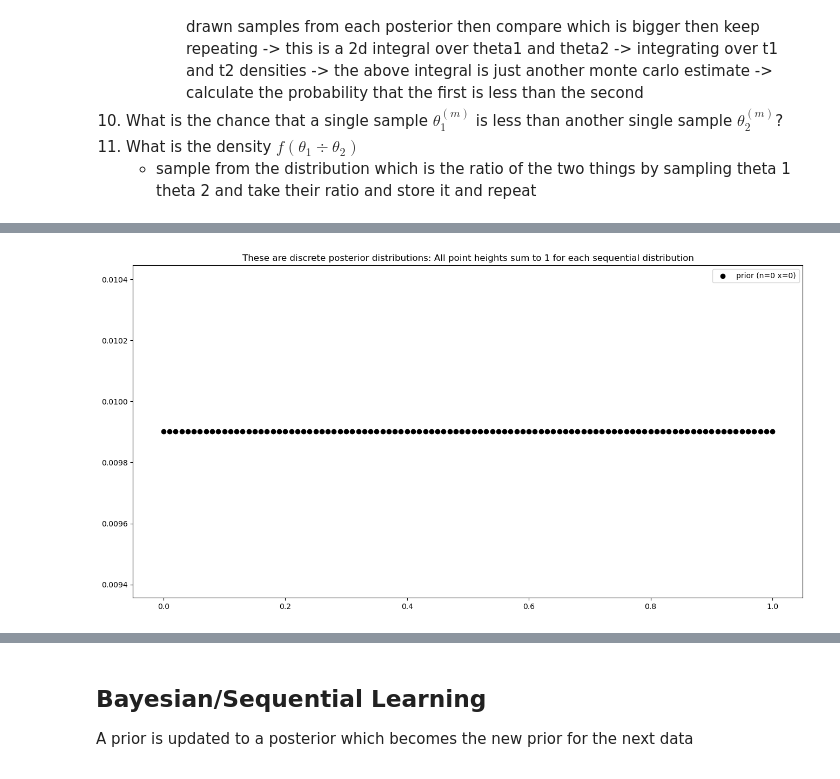
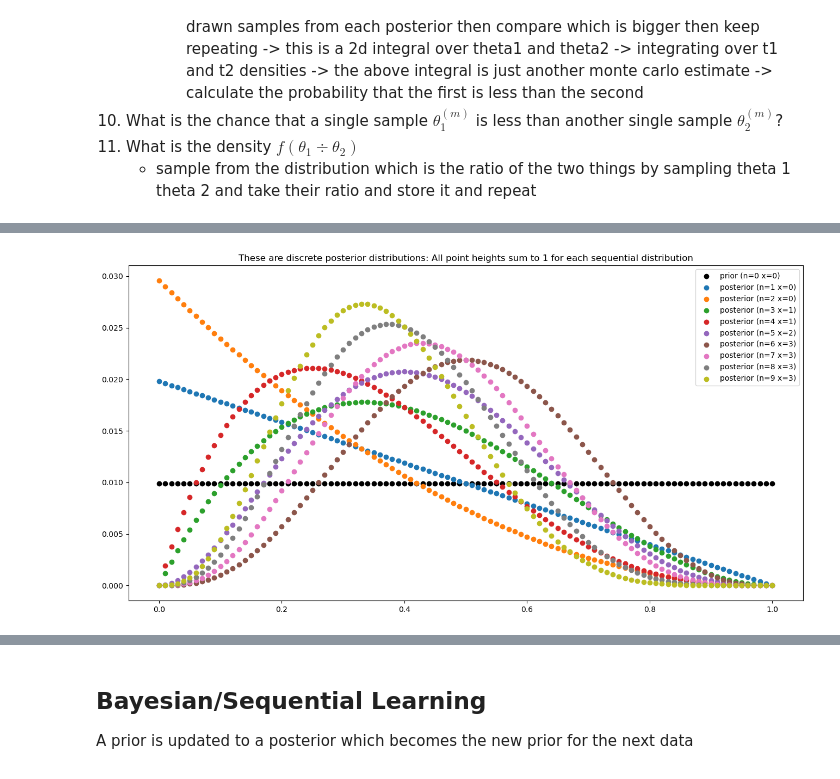
Before and after one commit to kelsey822/STA365, a Jupyter notebook: weekly_hw/week2_probability_and_bayesian_inference.ipynb, the cells around one changed output, grey strips where cells are left out. Drawn from its saved outputs; the diff is of its cells as text; code cells hidden in the pictures.

```diff
--- a/weekly_hw/week2_probability_and_bayesian_inference.ipynb
+++ b/weekly_hw/week2_probability_and_bayesian_inference.ipynb
@@ -347,27 +347,45 @@ Generalize this process to a situation where there are three (not two) entitites
 # %%
 # Q1
 
 import numpy as np; from scipy import stats; import matplotlib.pyplot as plt
 
+#create an array of 101 values between 0 and 1 evenly spaced out
 parameter_domain = np.linspace(0,1,101)
+
+#create an array of 101 ones then normalize it - i.e uniform dist
 prior = np.ones(101)/101
 
-observations = 0,0,1,0,1,1,0,0,0
+observations = 0,0,1,0,1,1,0,0,0 #bernoulli
+#n to count total obvs and x to count successes
 n,x = 0,0
+
+#set the dims of the figure
 plt.figure(figsize=(16,8))
+
+#make a scatter plot with the domain as x and prior as y
 plt.scatter(parameter_domain, prior, label="prior (n="+str(n)+" x="+str(x)+")", color='k')
 plt.title("These are discrete posterior distributions: All point heights sum to 1 for each sequential distribution")
 
 for observation in observations:
     n += 1
     x += observation
     # use these for batch updates based on a binomial distribution
 
+    #calculate the likelihood
+    likelihood = parameter_domain ** observation * (1-parameter_domain) ** (1 - observation)
+
+    #calculate the posterior
+    posterior = (prior * likelihood)
+
+    #normalize the posterior
+    posterior /= np.sum(posterior)
+
+
     # or do updates in a truly sequential manner using Bernoulli
-    # prior = posterior  # for each Bernoulli observation update
+    prior = posterior  # for each Bernoulli observation update
 
-    # plt.scatter(parameter_domain, posterior, label="posterior (n="+str(n)+" x="+str(x)+")")
+    plt.scatter(parameter_domain, posterior, label="posterior (n="+str(n)+" x="+str(x)+")")
 
 plt.legend();
 # %% [output]
-[figure, old version]
+[figure, new version]
```
Also changed, not shown: parts of 6 cells of this notebook.
